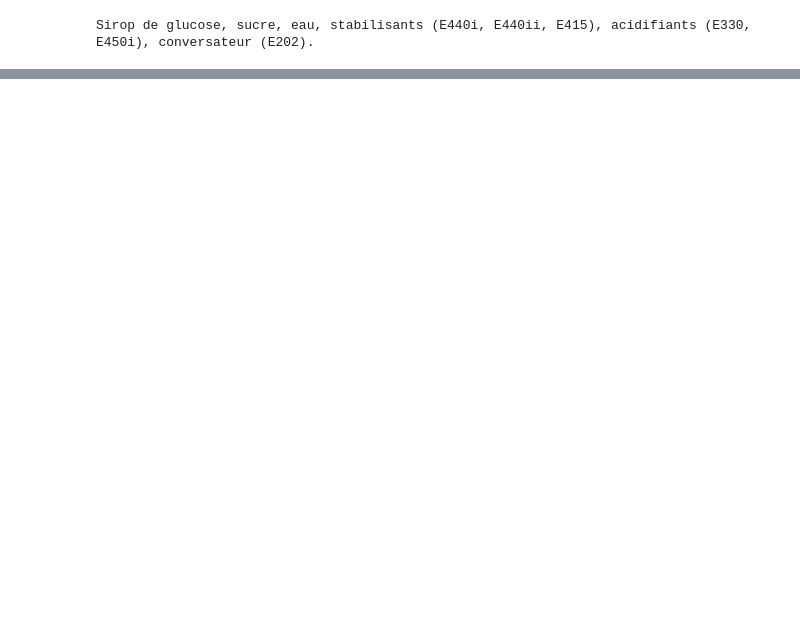
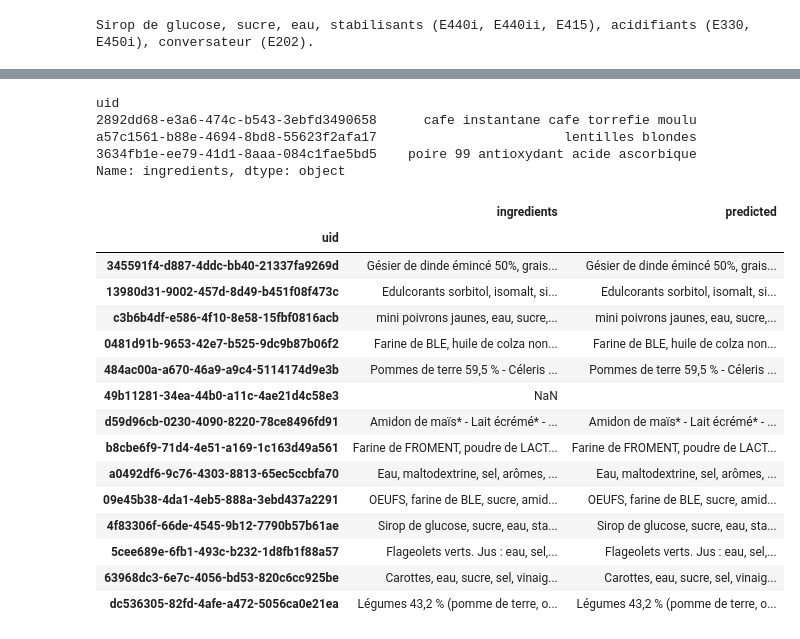
Before and after one commit to UltraDiuve/PIM-Recognizer, a Jupyter notebook: report/notebooks/Performance_measurement.ipynb, the cells around one changed output, grey strips where cells are left out. Cells and saved outputs as stored; diff of their text form; code cells hidden in the pictures; blank space fills up the shorter version.

```diff
--- a/report/notebooks/Performance_measurement.ipynb
+++ b/report/notebooks/Performance_measurement.ipynb
@@ -159,0 +234,12 @@ unicodedata.normalize('NFKC', 'çzkc#é é"klfzd csjkscdz^poeze')
+# %%
+def text_processor(text, **kwargs):
+    unused_model = CountVectorizer(**kwargs)
+    prepro = unused_model.build_preprocessor()
+    token = unused_model.build_tokenizer()
+    return(' '.join(token(prepro(text))))
+
+partial_processor = partial(text_processor, strip_accents='unicode', lowercase=True)
+# %%
+prediction = model.predict(test['blocks'].fillna('')).rename('predicted')
+processed_prediction = prediction.apply(partial_processor)
+processed_prediction.head(3)
@@ -159,0 +252,29 @@ unicodedata.normalize('NFKC', 'çzkc#é é"klfzd csjkscdz^poeze')
+# %%
+processed_ground_truth = test['ingredients'].fillna('').apply(partial_processor)
+processed_ground_truth.head(3)
+# %% [output]
+uid
+2892dd68-e3a6-474c-b543-3ebfd3490658      cafe instantane cafe torrefie moulu
+a57c1561-b88e-4694-8bd8-55623f2afa17                        lentilles blondes
+3634fb1e-ee79-41d1-8aaa-084c1fae5bd5    poire 99 antioxydant acide ascorbique
+Name: ingredients, dtype: object
+# %%
+corrects = test.join(prediction).loc[processed_prediction == processed_ground_truth , ['ingredients', 'predicted']]
+corrects
+# %% [output]
+|  | ingredients | predicted |
+| uid |  |  |
+| 345591f4-d887-4ddc-bb40-21337fa9269d | Gésier de dinde émincé 50%, grais... | Gésier de dinde émincé 50%, grais... |
+| 13980d31-9002-457d-8d49-b451f08f473c | Edulcorants sorbitol, isomalt, si... | Edulcorants sorbitol, isomalt, si... |
+| c3b6b4df-e586-4f10-8e58-15fbf0816acb | mini poivrons jaunes, eau, sucre,... | mini poivrons jaunes, eau, sucre,... |
+| 0481d91b-9653-42e7-b525-9dc9b87b06f2 | Farine de BLE, huile de colza non... | Farine de BLE, huile de colza non... |
+| 484ac00a-a670-46a9-a9c4-5114174d9e3b | Pommes de terre 59,5 % - Céleris ... | Pommes de terre 59,5 % - Céleris ... |
+| 49b11281-34ea-44b0-a11c-4ae21d4c58e3 | NaN |  |
+| d59d96cb-0230-4090-8220-78ce8496fd91 | Amidon de maïs* - Lait écrémé* - ... | Amidon de maïs* - Lait écrémé* - ... |
+| b8cbe6f9-71d4-4e51-a169-1c163d49a561 | Farine de FROMENT, poudre de LACT... | Farine de FROMENT, poudre de LACT... |
+| a0492df6-9c76-4303-8813-65ec5ccbfa70 | Eau, maltodextrine, sel, arômes, ... | Eau, maltodextrine, sel, arômes, ... |
+| 09e45b38-4da1-4eb5-888a-3ebd437a2291 | OEUFS, farine de BLE, sucre, amid... | OEUFS, farine de BLE, sucre, amid... |
+| 4f83306f-66de-4545-9b12-7790b57b61ae | Sirop de glucose, sucre, eau, sta... | Sirop de glucose, sucre, eau, sta... |
+| 5cee689e-6fb1-493c-b232-1d8fb1f88a57 | Flageolets verts. Jus : eau, sel,... | Flageolets verts. Jus : eau, sel,... |
+| 63968dc3-6e7c-4056-bd53-820c6cc925be | Carottes, eau, sucre, sel, vinaig... | Carottes, eau, sucre, sel, vinaig... |
+| dc536305-82fd-4afe-a472-5056ca0e21ea | Légumes 43,2 % (pomme de terre, o... | Légumes 43,2 % (pomme de terre, o... |
```
Also changed, not shown: parts of 22 cells of this notebook, 2 other files.
